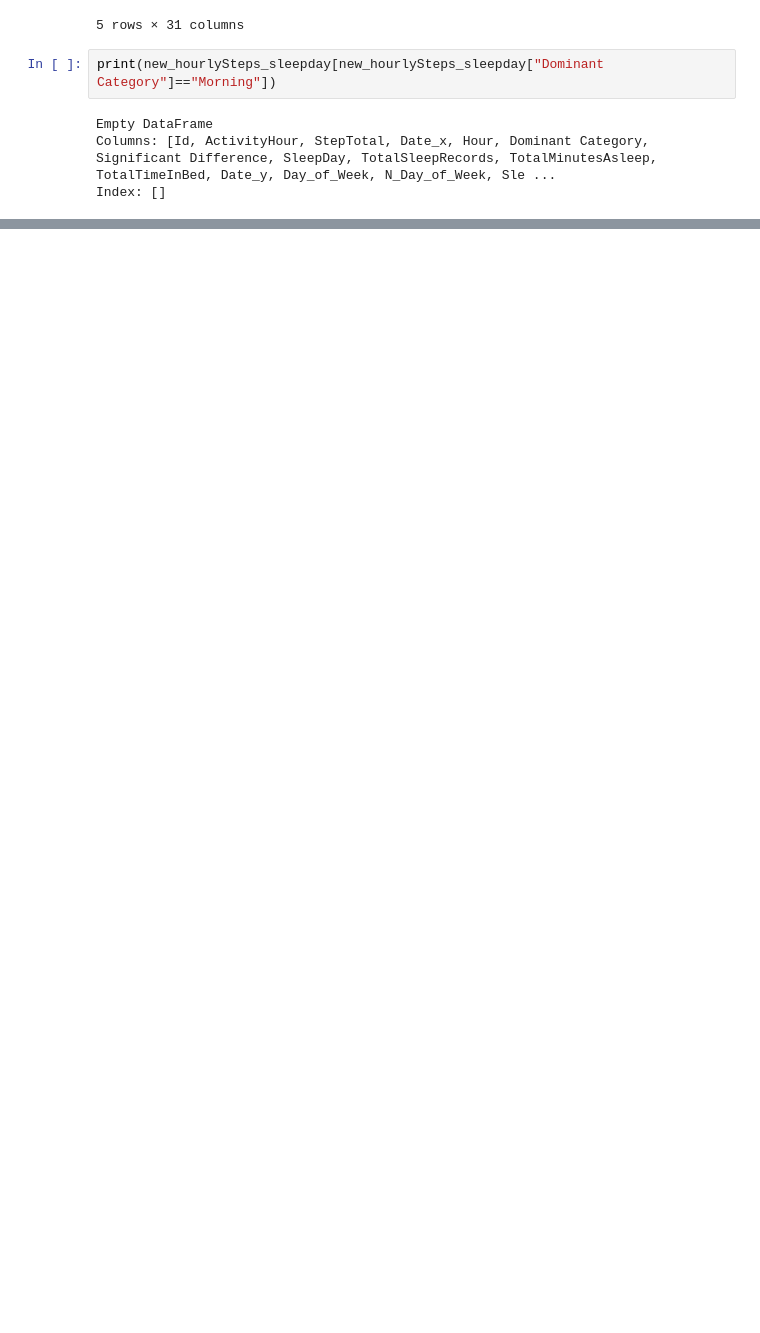
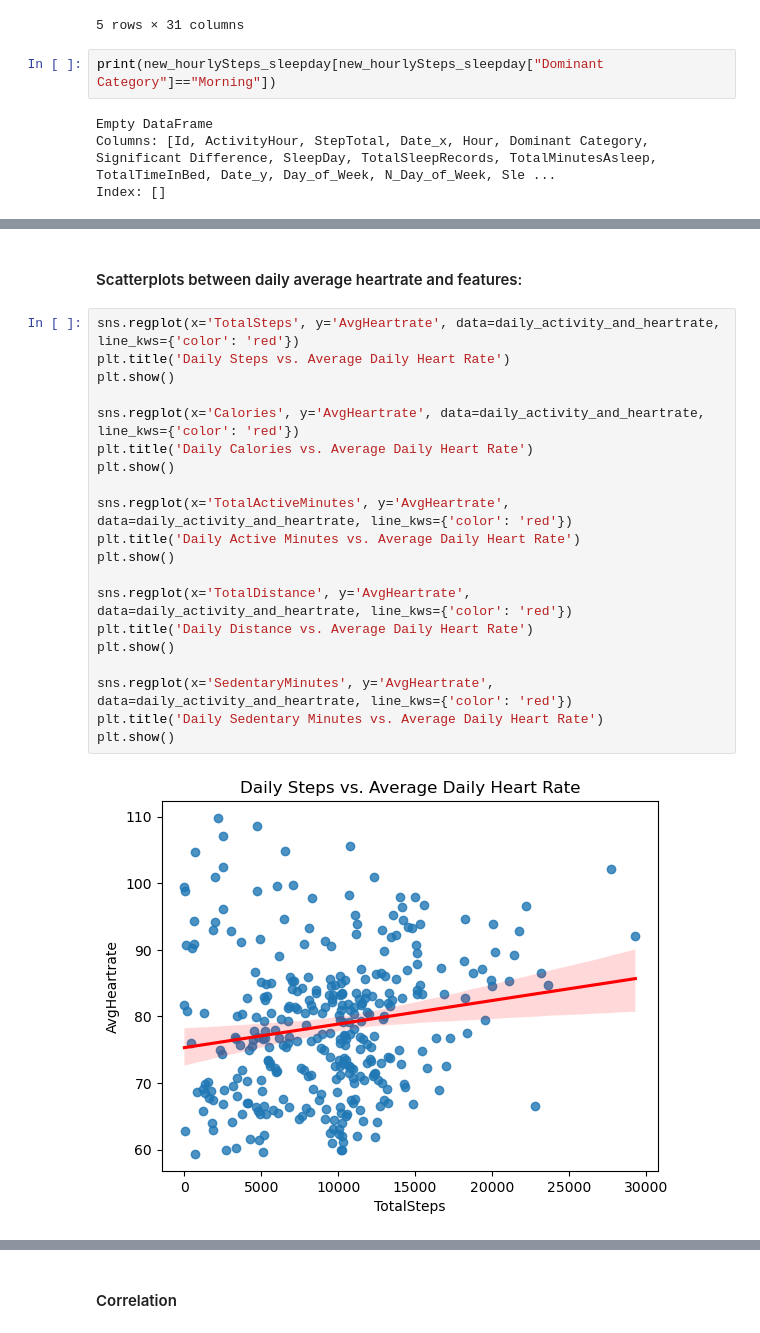
Before and after one commit to Hebbo23/Project-Big-Data---Group-22, a Jupyter notebook: final project code.ipynb, the cells around one changed output, grey strips where cells are left out. Cells and saved outputs as stored; diff of their text form; blank space fills up the shorter version.

```diff
--- a/final project code.ipynb
+++ b/final project code.ipynb
@@ -1195,0 +1506,24 @@ Index: []
+# %% [markdown]
+#### Scatterplots between daily average heartrate and features:
+# %%
+sns.regplot(x='TotalSteps', y='AvgHeartrate', data=daily_activity_and_heartrate, line_kws={'color': 'red'})
+plt.title('Daily Steps vs. Average Daily Heart Rate')
+plt.show()
+
+sns.regplot(x='Calories', y='AvgHeartrate', data=daily_activity_and_heartrate, line_kws={'color': 'red'})
+plt.title('Daily Calories vs. Average Daily Heart Rate')
+plt.show()
+
+sns.regplot(x='TotalActiveMinutes', y='AvgHeartrate', data=daily_activity_and_heartrate, line_kws={'color': 'red'})
+plt.title('Daily Active Minutes vs. Average Daily Heart Rate')
+plt.show()
+
+sns.regplot(x='TotalDistance', y='AvgHeartrate', data=daily_activity_and_heartrate, line_kws={'color': 'red'})
+plt.title('Daily Distance vs. Average Daily Heart Rate')
+plt.show()
+
+sns.regplot(x='SedentaryMinutes', y='AvgHeartrate', data=daily_activity_and_heartrate, line_kws={'color': 'red'})
+plt.title('Daily Sedentary Minutes vs. Average Daily Heart Rate')
+plt.show()
+# %% [output]
+[figure, added]
@@ -1195,0 +1534,2 @@ Index: []
+# %% [markdown]
+#### Correlation
```
Also changed, not shown: parts of 63 cells of this notebook.
